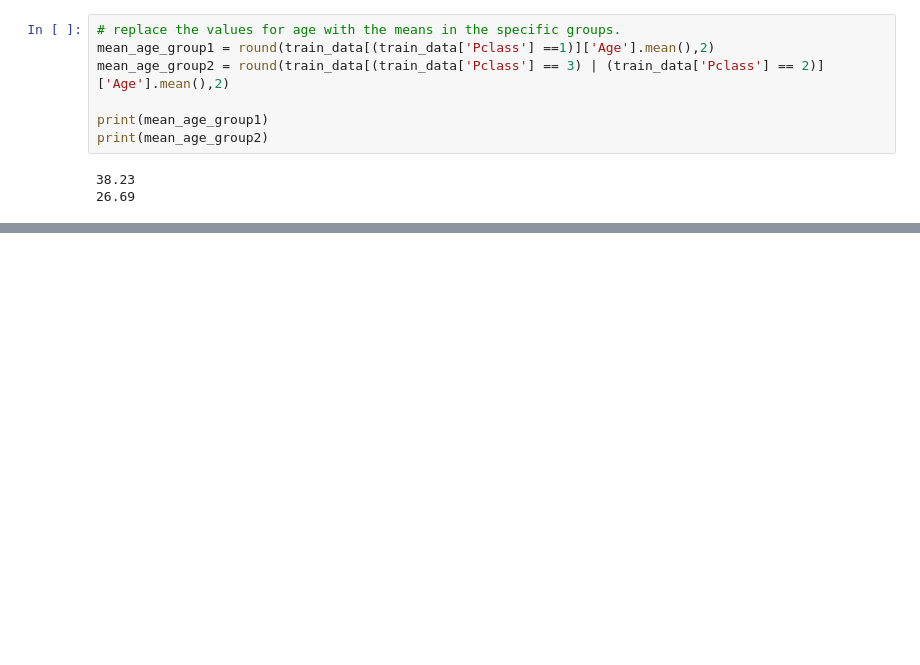
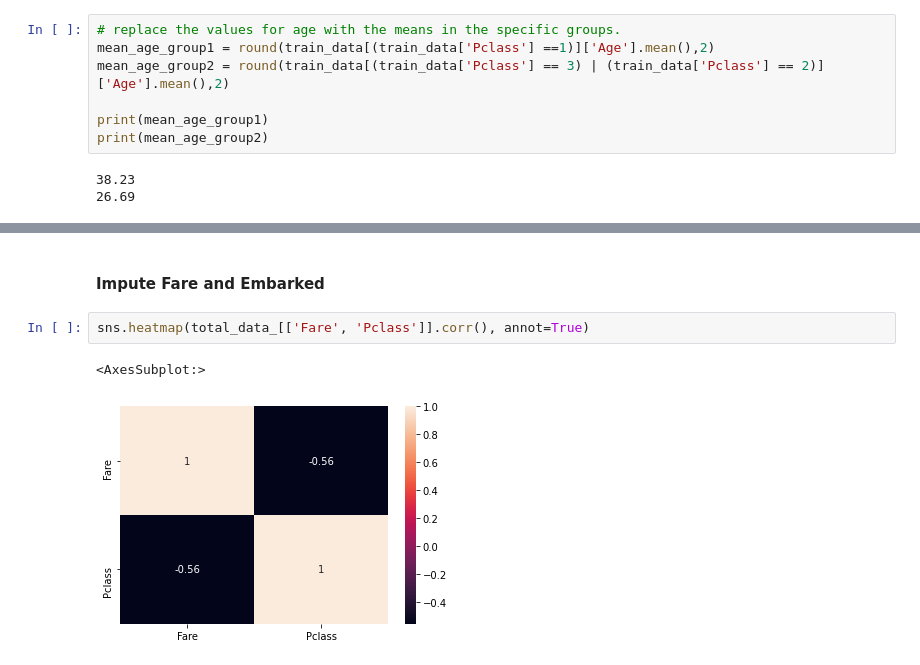
Before and after one commit to bhumika503/titanic, a Jupyter notebook: script.ipynb, the cells around one changed output, grey strips where cells are left out. Saved outputs shown, nothing was run; the diff lists cells and outputs as text; blank space fills up the shorter version.

```diff
--- a/script.ipynb
+++ b/script.ipynb
@@ -161,0 +206,7 @@ train_data['Age']=train_data[['Age','Pclass']].apply(impute_age, axis =1 )
+# %% [markdown]
+#### Impute Fare and Embarked
+# %%
+sns.heatmap(total_data_[['Fare', 'Pclass']].corr(), annot=True)
+# %% [output]
+<AxesSubplot:>
+[figure, added]
```
Also changed, not shown: parts of 51 cells of this notebook, 1 other file.
